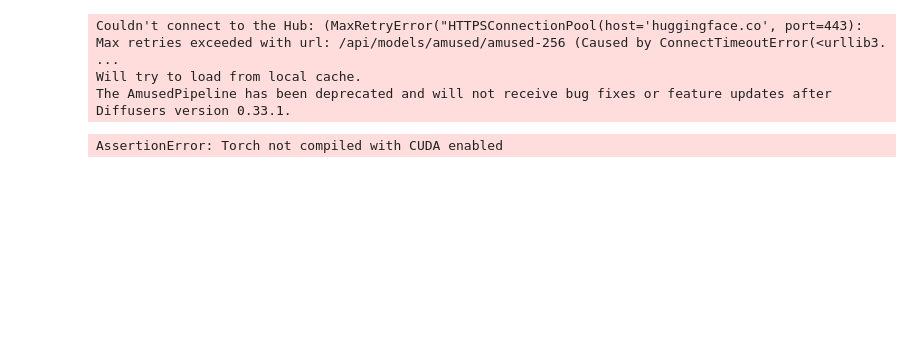
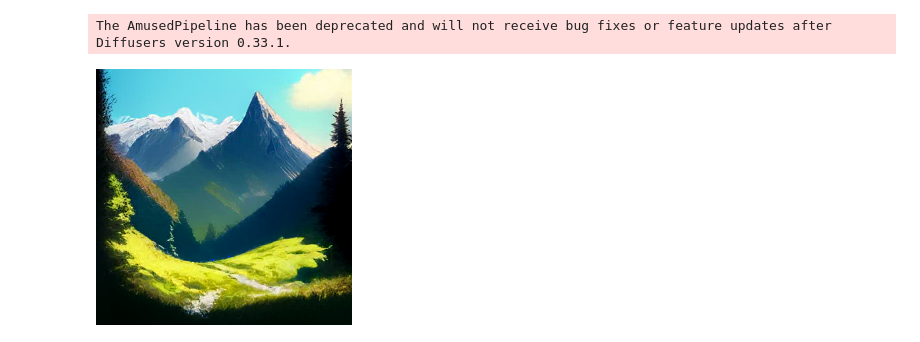
Before and after one commit to Cliff-River/Generative-AI-With-Python-practise, a Jupyter notebook: 02_pretrained_model/text_to_image.ipynb, the cells around one changed output. Saved outputs shown, nothing was run; the diff lists cells and outputs as text; code cells hidden in the pictures; blank space fills up the shorter version.

Commit message:
Text to image.

```diff
--- a/02_pretrained_model/text_to_image.ipynb
+++ b/02_pretrained_model/text_to_image.ipynb
@@ -1,19 +1,17 @@
 # %%
 import torch
 from diffusers import AmusedPipeline
 
 pipe = AmusedPipeline.from_pretrained("amused/amused-256", variant="fp16", torch_dtype=torch.float16)
 pipe.vqvae.to(torch.float32)
 pipe = pipe.to("cuda")
 
-prompt = "cat"
+prompt = "summer in the mountains"
 image = pipe(prompt, generator=torch.Generator("cuda").manual_seed(8)).images[0]
 image
 # %% [output]
-Couldn't connect to the Hub: (MaxRetryError("HTTPSConnectionPool(host='huggingface.co', port=443): Max retries exceeded with url: /api/models/amused/amused-256 (Caused by ConnectTimeoutError(<urllib3. ...
-Will try to load from local cache.
 The AmusedPipeline has been deprecated and will not receive bug fixes or feature updates after Diffusers version 0.33.1.
-AssertionError: Torch not compiled with CUDA enabled
+[figure, added]
 # %%
 import torch
 torch.cuda.is_available()
```
Also changed, not shown: parts of 1 cell of this notebook, 5 other files.
